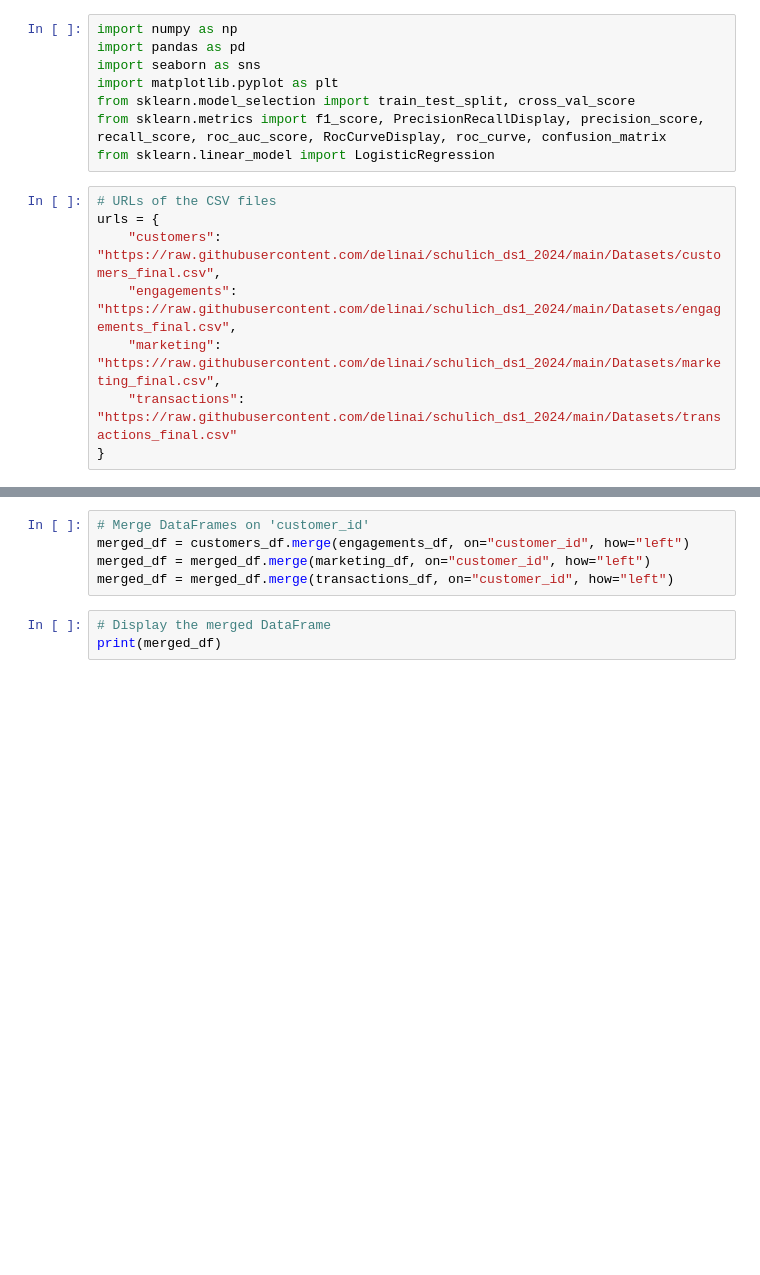
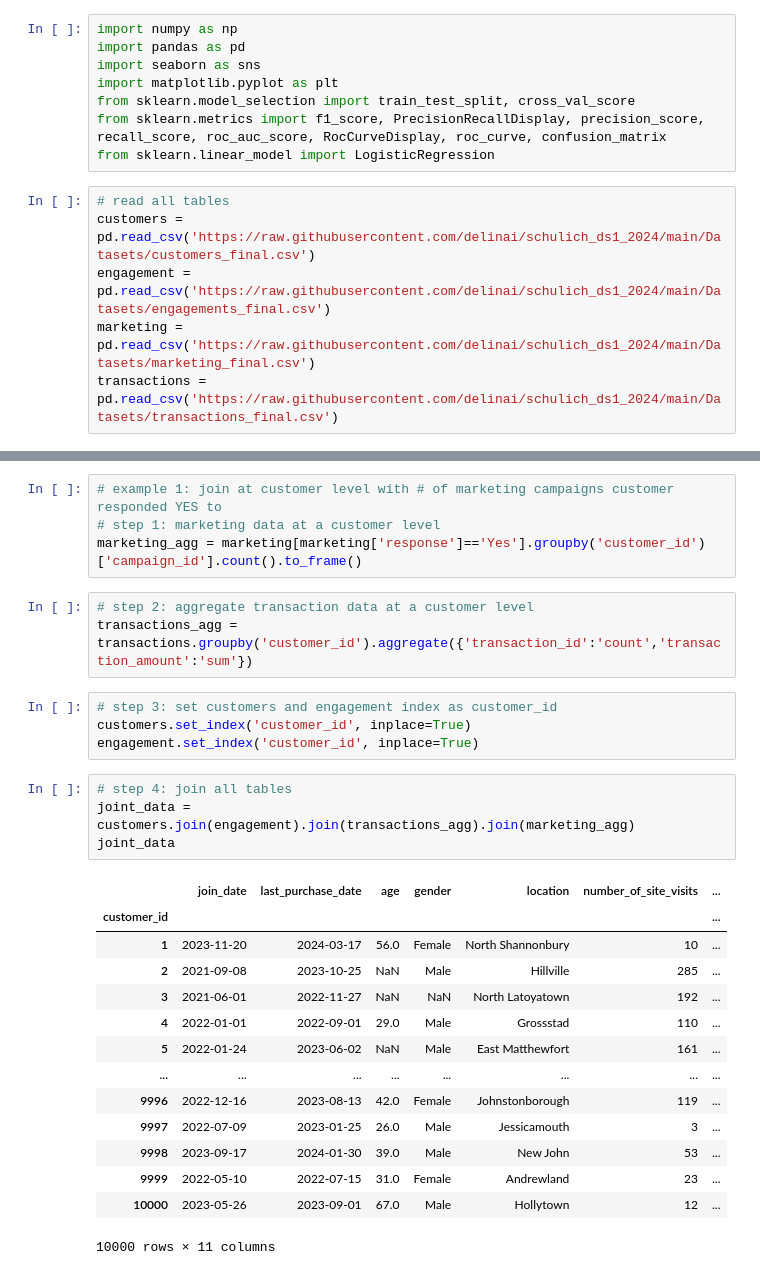
Before and after one commit to mn42899/schulich_data_science, a Jupyter notebook: Assignment2.ipynb, the cells around one changed output, grey strips where cells are left out. Drawn from its saved outputs; the diff is of its cells as text; blank space fills up the shorter version.

```diff
--- a/Assignment2.ipynb
+++ b/Assignment2.ipynb
@@ -7,10 +7,8 @@ from sklearn.model_selection import train_test_split, cross_val_score
 from sklearn.metrics import f1_score, PrecisionRecallDisplay, precision_score, recall_score, roc_auc_score, RocCurveDisplay, roc_curve, confusion_matrix
 from sklearn.linear_model import LogisticRegression
 # %%
-# URLs of the CSV files
-urls = {
-    "customers": "https://raw.githubusercontent.com/delinai/schulich_ds1_2024/main/Datasets/customers_final.csv",
-    "engagements": "https://raw.githubusercontent.com/delinai/schulich_ds1_2024/main/Datasets/engagements_final.csv",
-    "marketing": "https://raw.githubusercontent.com/delinai/schulich_ds1_2024/main/Datasets/marketing_final.csv",
-    "transactions": "https://raw.githubusercontent.com/delinai/schulich_ds1_2024/main/Datasets/transactions_final.csv"
-}
+# read all tables
+customers = pd.read_csv('https://raw.githubusercontent.com/delinai/schulich_ds1_2024/main/Datasets/customers_final.csv')
+engagement = pd.read_csv('https://raw.githubusercontent.com/delinai/schulich_ds1_2024/main/Datasets/engagements_final.csv')
+marketing = pd.read_csv('https://raw.githubusercontent.com/delinai/schulich_ds1_2024/main/Datasets/marketing_final.csv')
+transactions = pd.read_csv('https://raw.githubusercontent.com/delinai/schulich_ds1_2024/main/Datasets/transactions_final.csv')
@@ -23,8 +15,30 @@ transactions_df = pd.read_csv(urls["transactions"])
-# %%
-# Merge DataFrames on 'customer_id'
-merged_df = customers_df.merge(engagements_df, on="customer_id", how="left")
-merged_df = merged_df.merge(marketing_df, on="customer_id", how="left")
-merged_df = merged_df.merge(transactions_df, on="customer_id", how="left")
-# %%
-# Display the merged DataFrame
-print(merged_df)
+# %%
+# example 1: join at customer level with # of marketing campaigns customer responded YES to
+# step 1: marketing data at a customer level
+marketing_agg = marketing[marketing['response']=='Yes'].groupby('customer_id')['campaign_id'].count().to_frame()
+# %%
+# step 2: aggregate transaction data at a customer level
+transactions_agg = transactions.groupby('customer_id').aggregate({'transaction_id':'count','transaction_amount':'sum'})
+# %%
+# step 3: set customers and engagement index as customer_id
+customers.set_index('customer_id', inplace=True)
+engagement.set_index('customer_id', inplace=True)
+# %%
+# step 4: join all tables
+joint_data = customers.join(engagement).join(transactions_agg).join(marketing_agg)
+joint_data
+# %% [output]
+|  | join_date | last_purchase_date | age | gender | location | number_of_site_visits | ... |
+| customer_id |  |  |  |  |  |  | ... |
+| 1 | 2023-11-20 | 2024-03-17 | 56.0 | Female | North Shannonbury | 10 | ... |
+| 2 | 2021-09-08 | 2023-10-25 | NaN | Male | Hillville | 285 | ... |
+| 3 | 2021-06-01 | 2022-11-27 | NaN | NaN | North Latoyatown | 192 | ... |
+| 4 | 2022-01-01 | 2022-09-01 | 29.0 | Male | Grossstad | 110 | ... |
+| 5 | 2022-01-24 | 2023-06-02 | NaN | Male | East Matthewfort | 161 | ... |
+| ... | ... | ... | ... | ... | ... | ... | ... |
+| 9996 | 2022-12-16 | 2023-08-13 | 42.0 | Female | Johnstonborough | 119 | ... |
+| 9997 | 2022-07-09 | 2023-01-25 | 26.0 | Male | Jessicamouth | 3 | ... |
+| 9998 | 2023-09-17 | 2024-01-30 | 39.0 | Male | New John | 53 | ... |
+| 9999 | 2022-05-10 | 2022-07-15 | 31.0 | Female | Andrewland | 23 | ... |
+| 10000 | 2023-05-26 | 2023-09-01 | 67.0 | Male | Hollytown | 12 | ... |
+10000 rows × 11 columns
```
Also changed, not shown: parts of 8 cells of this notebook, 3 other files.
